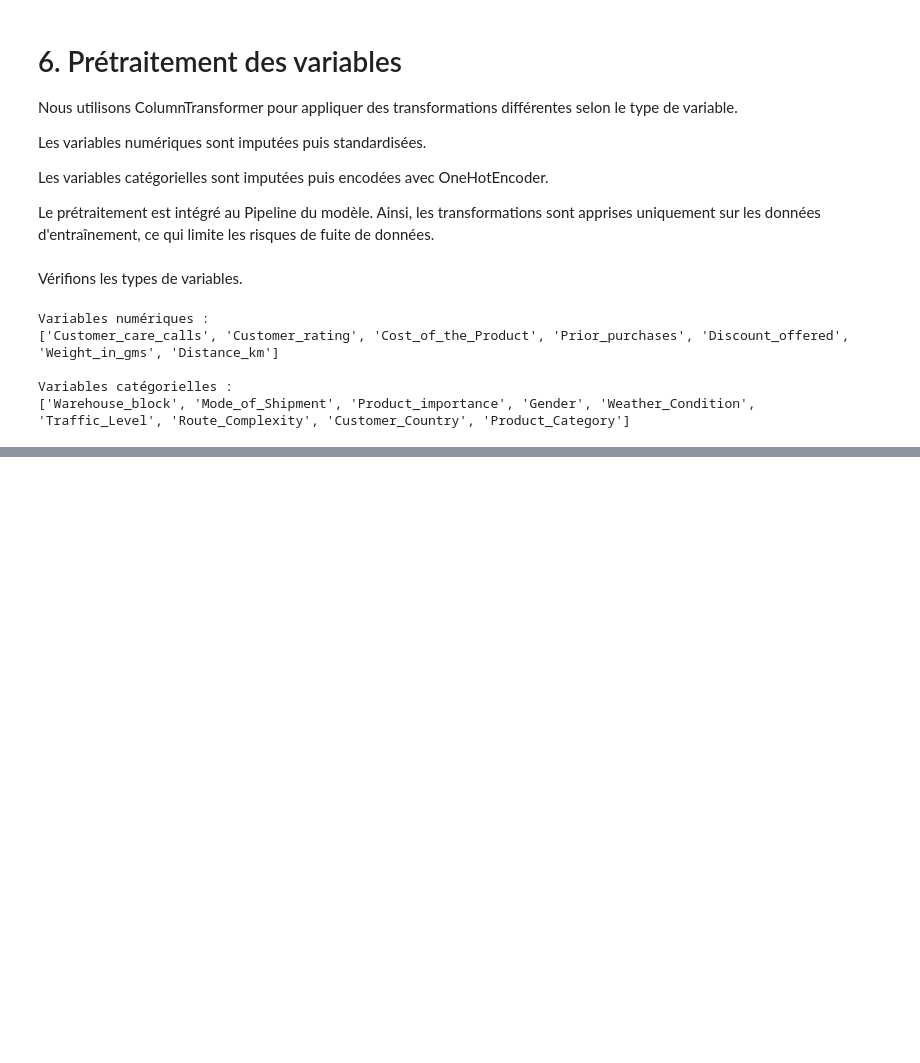
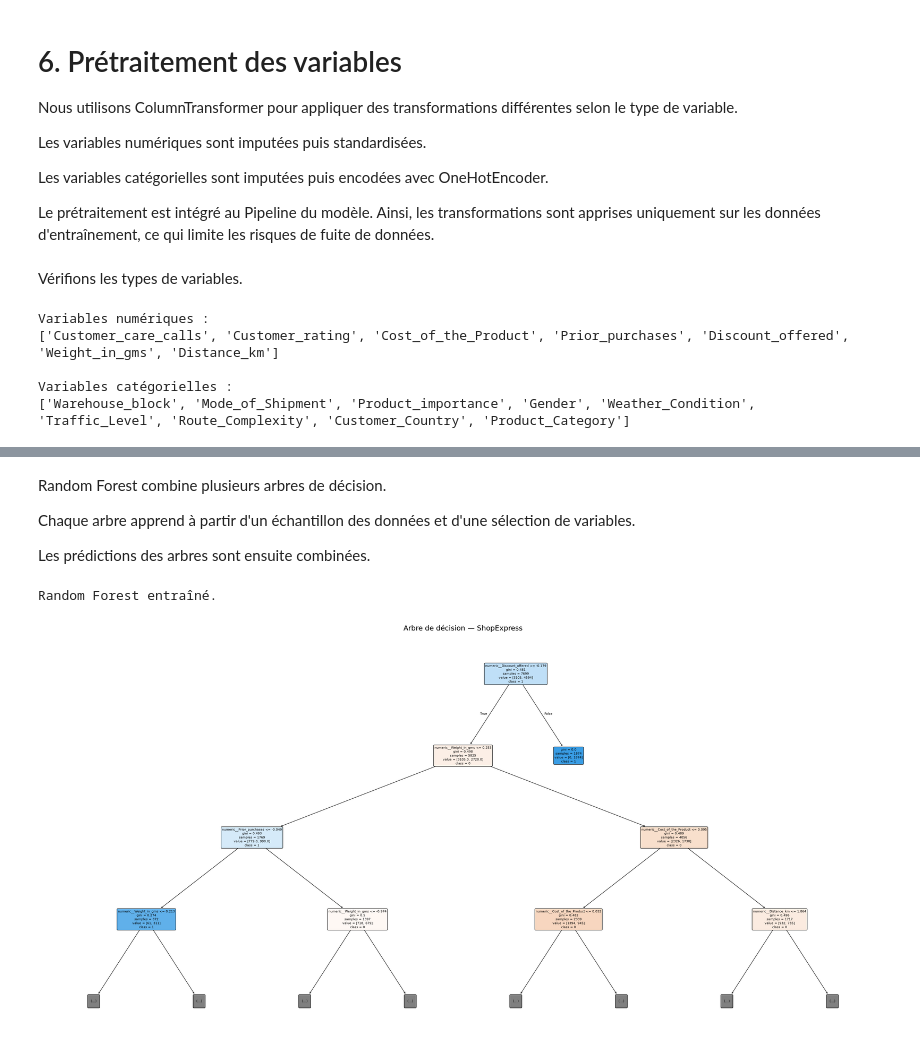
Before and after one commit to nadiagouroubera40-debug/Delais_de_Livraison, a Jupyter notebook: livraison.ipynb, the cells around one changed output, grey strips where cells are left out. Saved outputs shown, nothing was run; the diff lists cells and outputs as text; code cells hidden in the pictures; blank space fills up the shorter version.

```diff
--- a/livraison.ipynb
+++ b/livraison.ipynb
@@ -786,0 +827,19 @@ Variables catégorielles :
+# %%
+tree_model = Pipeline([
+    (
+        "preprocessor",
+        build_preprocessor(X_train)
+    ),
+    (
+        "model",
+        DecisionTreeClassifier(
+            max_depth=8,
+            min_samples_leaf=20,
+            random_state=42
+        )
+    )
+])
+
+tree_model.fit(X_train, y_train)
+
+print("Arbre de décision entraîné.")
@@ -786,0 +850,61 @@ Variables catégorielles :
+# %% [markdown]
+Random Forest combine plusieurs arbres de décision.
+
+Chaque arbre apprend à partir d'un échantillon des données et d'une sélection de variables.
+
+Les prédictions des arbres sont ensuite combinées.
+# %%
+random_forest_model = Pipeline([
+    (
+        "preprocessor",
+        build_preprocessor(X_train)
+    ),
+    (
+        "model",
+        RandomForestClassifier(
+            n_estimators=300,
+            min_samples_leaf=3,
+            random_state=42,
+            n_jobs=-1
+        )
+    )
+])
+
+random_forest_model.fit(X_train, y_train)
+
+print("Random Forest entraîné.")
+# %% [output]
+Random Forest entraîné.
+# %%
+# ============================================================
+# VISUALISATION DE L'ARBRE DE DÉCISION
+# ============================================================
+
+import matplotlib.pyplot as plt
+from sklearn.tree import plot_tree
+
+# Récupérer le préprocesseur et l'arbre entraîné
+preprocessor = tree_model.named_steps["preprocessor"]
+decision_tree = tree_model.named_steps["model"]
+
+# Récupérer les noms des variables après prétraitement
+feature_names = preprocessor.get_feature_names_out()
+
+# Créer la figure
+plt.figure(figsize=(30, 15))
+
+plot_tree(
+    decision_tree,
+    feature_names=feature_names,
+    class_names=[str(c) for c in decision_tree.classes_],
+    filled=True,
+    rounded=True,
+    max_depth=3,  # Afficher les 3 premiers niveaux pour rester lisible
+    fontsize=8
+)
+
+plt.title("Arbre de décision — ShopExpress", fontsize=18)
+plt.tight_layout()
+plt.show()
+# %% [output]
+[figure, added]
```
Also changed, not shown: parts of 14 cells of this notebook.
